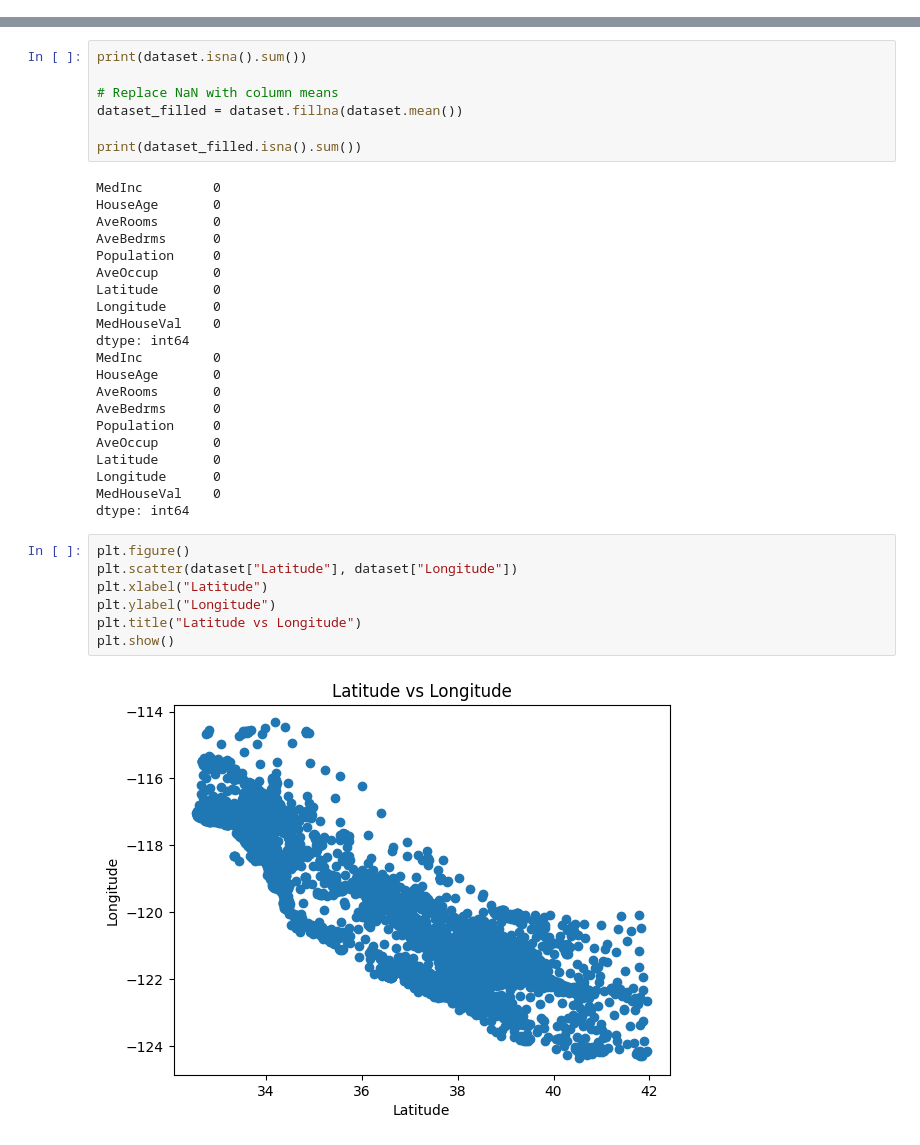
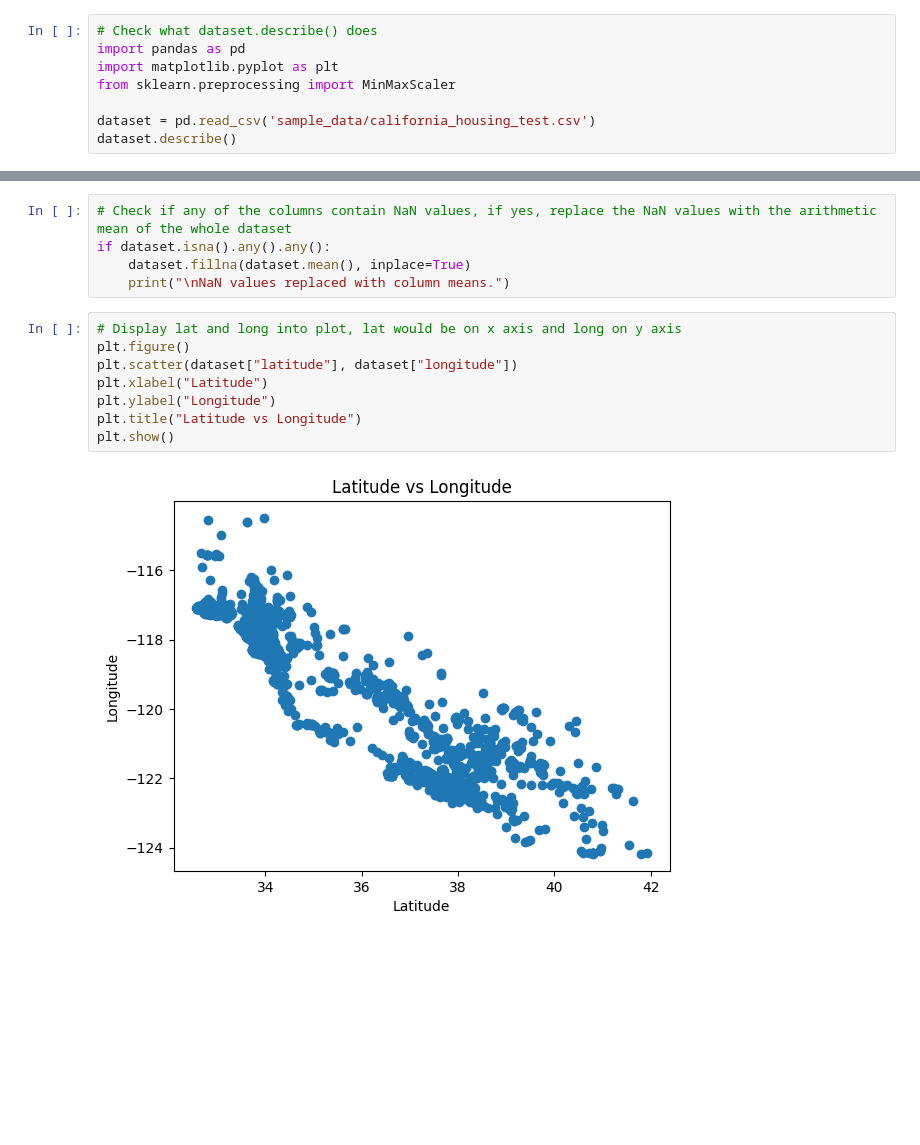
Before and after one commit to incable1560/MLF_228046_Ondrej_Hrozek, a Jupyter notebook: MLF_1.ipynb, the cells around one changed output, grey strips where cells are left out. Cells and saved outputs as stored; diff of their text form; blank space fills up the shorter version.

```diff
--- a/MLF_1.ipynb
+++ b/MLF_1.ipynb
@@ -279,0 +268,8 @@ dataset[dataset["AveBedrms"] > 310]
+# %%
+# Check what dataset.describe() does
+import pandas as pd
+import matplotlib.pyplot as plt
+from sklearn.preprocessing import MinMaxScaler
+
+dataset = pd.read_csv('sample_data/california_housing_test.csv')
+dataset.describe()
@@ -303,37 +335,15 @@ plt.show()
-# %%
-print(dataset.isna().sum())
-
-# Replace NaN with column means
-dataset_filled = dataset.fillna(dataset.mean())
-
-print(dataset_filled.isna().sum())
-# %% [output]
-MedInc         0
-HouseAge       0
-AveRooms       0
-AveBedrms      0
-Population     0
-AveOccup       0
-Latitude       0
-Longitude      0
-MedHouseVal    0
-dtype: int64
-MedInc         0
-HouseAge       0
-AveRooms       0
-AveBedrms      0
-Population     0
-AveOccup       0
-Latitude       0
-Longitude      0
-MedHouseVal    0
-dtype: int64
+# %%
+# Check if any of the columns contain NaN values, if yes, replace the NaN values with the arithmetic mean of the whole dataset
+if dataset.isna().any().any():
+    dataset.fillna(dataset.mean(), inplace=True)
+    print("\nNaN values replaced with column means.")
 # %%
+# Display lat and long into plot, lat would be on x axis and long on y axis
 plt.figure()
-plt.scatter(dataset["Latitude"], dataset["Longitude"])
+plt.scatter(dataset["latitude"], dataset["longitude"])
 plt.xlabel("Latitude")
 plt.ylabel("Longitude")
 plt.title("Latitude vs Longitude")
 plt.show()
 # %% [output]
-[figure, old version]
+[figure, new version]
```
Also changed, not shown: parts of 17 cells of this notebook.
